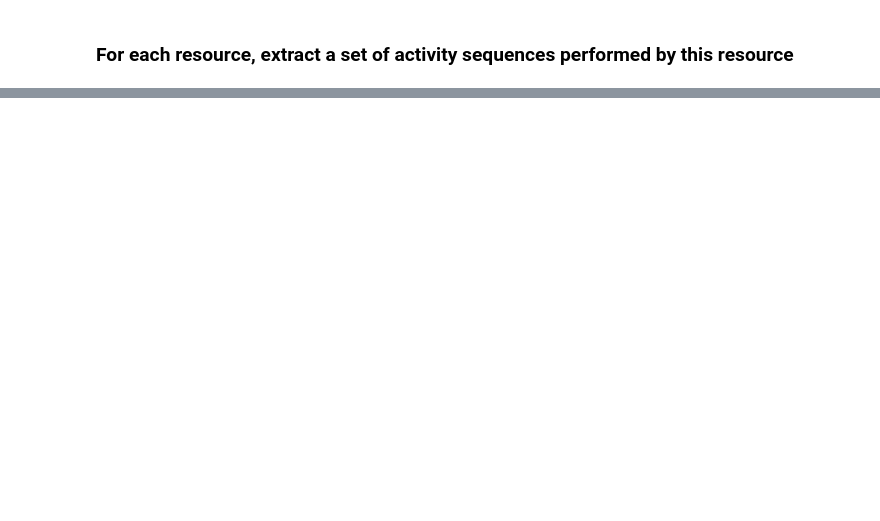
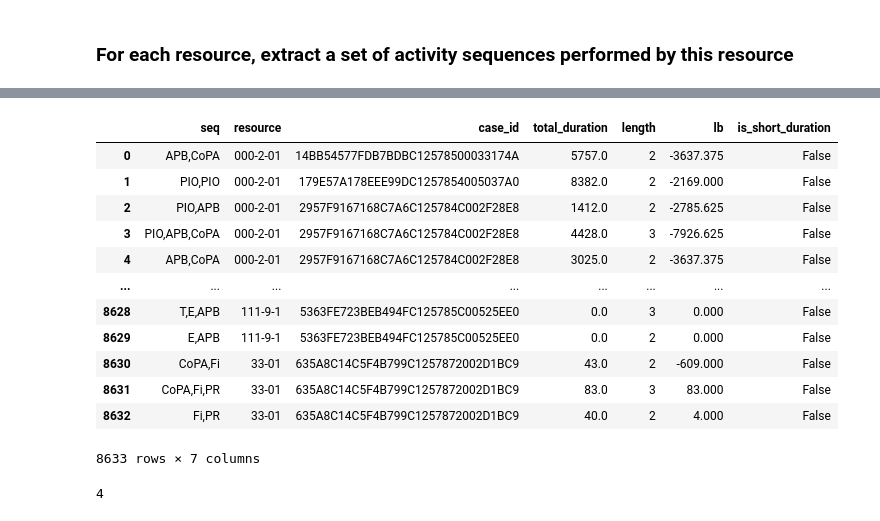
Before and after one commit to roy-jingyang/weasel_detection, a Jupyter notebook: Performance-related/5_Performance_Masking.ipynb, the cells around one changed output, grey strips where cells are left out. Saved outputs shown, nothing was run; the diff lists cells and outputs as text; code cells hidden in the pictures; blank space fills up the shorter version.

```diff
--- a/Performance-related/5_Performance_Masking.ipynb
+++ b/Performance-related/5_Performance_Masking.ipynb
@@ -223,10 +221,0 @@ seq_log
-# %%
-# find sequences that
-# have a length > 1
-# appeared in more than x cases
-seq_stats = seq_stats[
-    (seq_stats['length'] > 1)
-]
-seq_log = seq_log[
-    (seq_log['seq'].isin(seq_stats['seq'].unique()))
-]
@@ -259,0 +222,40 @@ alt.Chart(seq_log).mark_boxplot().encode(
+# %%
+seq_low_threshold = []
+for seq, stats in seq_log.groupby('seq'):
+    lb = stats['total_duration'].quantile(0.25) - 1.5 * (
+        stats['total_duration'].quantile(0.75) -
+        stats['total_duration'].quantile(0.25)
+    )
+    seq_low_threshold.append({'seq': seq, 'lb': lb})
+
+seq_low_threshold = pd.DataFrame(seq_low_threshold)
+
+seq_log = seq_log.merge(seq_low_threshold, how='left', on='seq')
+seq_log['is_short_duration'] = seq_log['total_duration'] < seq_log['lb']
+
+seq_log
+# %% [output]
+|  | seq | resource | case_id | total_duration | length | lb | is_short_duration |
+| 0 | APB,CoPA | 000-2-01 | 14BB54577FDB7BDBC12578500033174A | 5757.0 | 2 | -3637.375 | False |
+| 1 | PIO,PIO | 000-2-01 | 179E57A178EEE99DC1257854005037A0 | 8382.0 | 2 | -2169.000 | False |
+| 2 | PIO,APB | 000-2-01 | 2957F9167168C7A6C125784C002F28E8 | 1412.0 | 2 | -2785.625 | False |
+| 3 | PIO,APB,CoPA | 000-2-01 | 2957F9167168C7A6C125784C002F28E8 | 4428.0 | 3 | -7926.625 | False |
+| 4 | APB,CoPA | 000-2-01 | 2957F9167168C7A6C125784C002F28E8 | 3025.0 | 2 | -3637.375 | False |
+| ... | ... | ... | ... | ... | ... | ... | ... |
+| 8628 | T,E,APB | 111-9-1 | 5363FE723BEB494FC125785C00525EE0 | 0.0 | 3 | 0.000 | False |
+| 8629 | E,APB | 111-9-1 | 5363FE723BEB494FC125785C00525EE0 | 0.0 | 2 | 0.000 | False |
+| 8630 | CoPA,Fi | 33-01 | 635A8C14C5F4B799C1257872002D1BC9 | 43.0 | 2 | -609.000 | False |
+| 8631 | CoPA,Fi,PR | 33-01 | 635A8C14C5F4B799C1257872002D1BC9 | 83.0 | 3 | 83.000 | False |
+| 8632 | Fi,PR | 33-01 | 635A8C14C5F4B799C1257872002D1BC9 | 40.0 | 2 | 4.000 | False |
+8633 rows × 7 columns
+# %%
+short_seqs = set(
+    seq_log.loc[
+        (seq_log['is_short_duration'] == True) &
+        (seq_log['total_duration'] < 60),
+        'seq'
+    ].unique()
+)
+print(len(short_seqs))
+# %% [output]
+4
```
Also changed, not shown: parts of 11 cells of this notebook, 11 other files.
